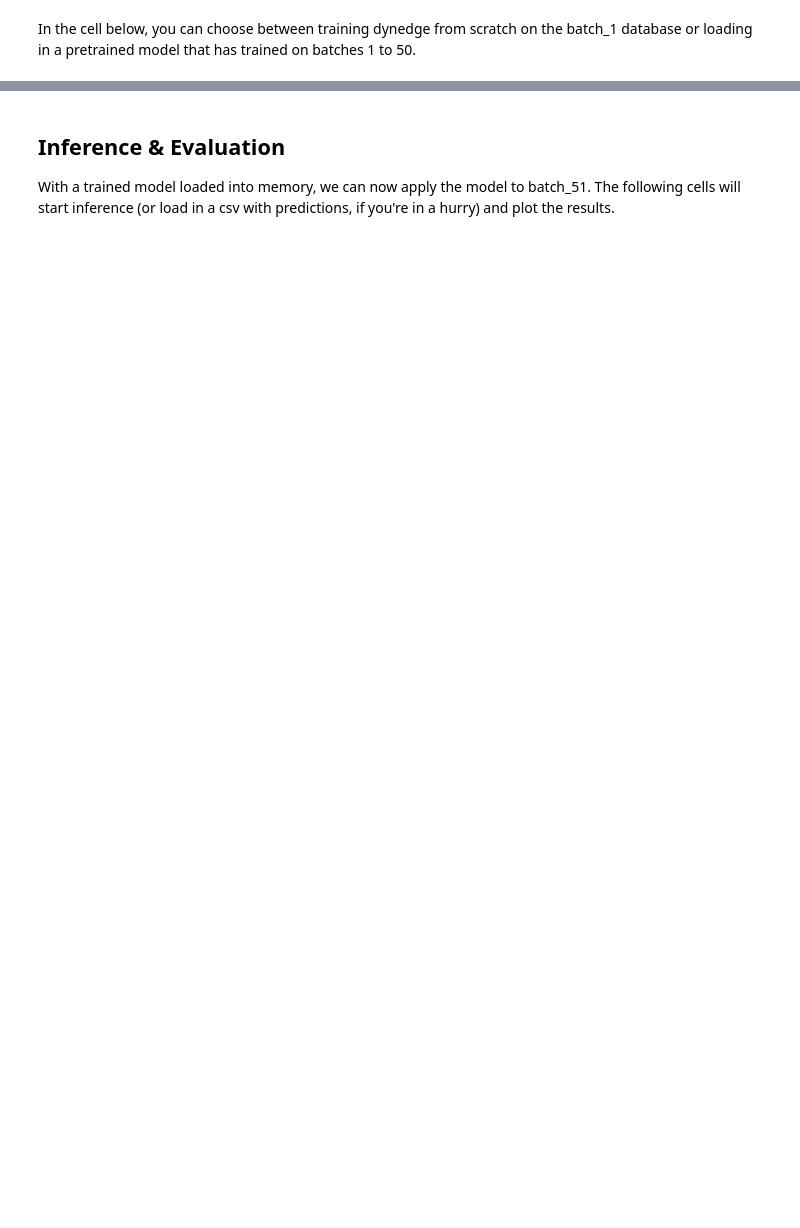
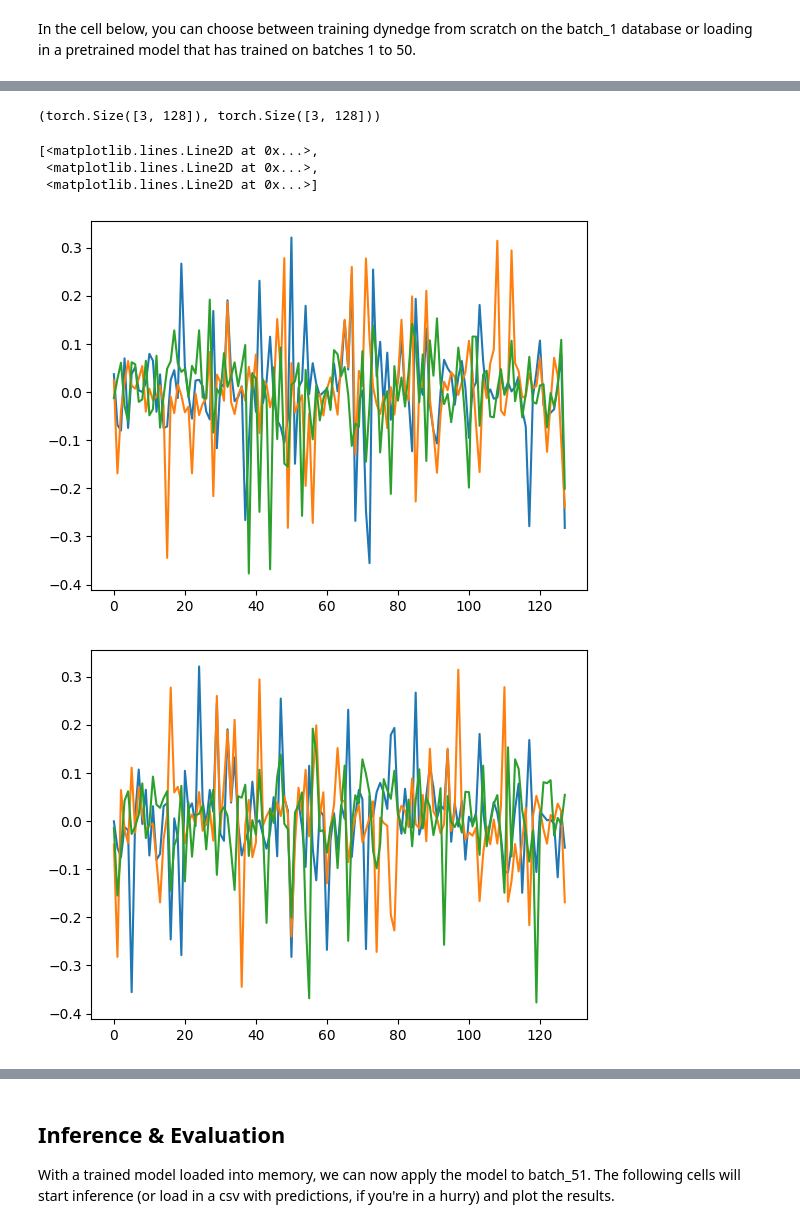
Before and after one commit to mkotyushev/icecube, a Jupyter notebook: graphnet-map.ipynb, the cells around one changed output, grey strips where cells are left out. Saved outputs shown, nothing was run; the diff lists cells and outputs as text; code cells hidden in the pictures; blank space fills up the shorter version.

```diff
--- a/graphnet-map.ipynb
+++ b/graphnet-map.ipynb
@@ -429,0 +445,38 @@ OrderedDict([('_gnn._conv_layers.0.nn.0.weight',
+# %%
+import torch
+
+models = [
+    model_small_seed_0.cuda(),
+    model_small_seed_1.cuda(),
+]
+layer_names = {
+    '_gnn._conv_layers.0.nn.0',
+    '_gnn._conv_layers.0.nn.2',
+    '_gnn._conv_layers.1.nn.0',
+    '_gnn._conv_layers.1.nn.2',
+    '_gnn._conv_layers.2.nn.0',
+    '_gnn._conv_layers.2.nn.2',
+    '_gnn._conv_layers.3.nn.0',
+    '_gnn._conv_layers.3.nn.2',
+    '_gnn._post_processing.0',
+    '_gnn._post_processing.2',
+    '_gnn._readout.0',
+    '_tasks.0._affine',
+}
+with torch.no_grad():
+    activations = compute_activations_across_models_v1(
+        args,
+        models,
+        train_dataloader,
+        args.act_num_samples,
+        mode=args.activation_mode,
+        layer_names=layer_names
+    )
+    _, model_small_mapped_state_dict, _ = get_acts_wassersteinized_layers_modularized(args, models, activations, train_loader=train_dataloader, test_loader=None)
+
+model_small_mapped_state_dict = {
+    k: v[:, 0] if 'bias' in k else v for k, v in model_small_mapped_state_dict.items()
+}
+
+model_small_mapped = deepcopy(model_small_seed_0)
+model_small_mapped.load_state_dict(model_small_mapped_state_dict)
@@ -434,0 +610,15 @@ model_large_mapped.load_state_dict(model_large_mapped_state_dict)
+# %%
+model_small_seed_0._tasks[0]._affine.weight.shape, \
+model_small_mapped._tasks[0]._affine.weight.shape
+# %% [output]
+(torch.Size([3, 128]), torch.Size([3, 128]))
+# %%
+plt.plot(model_small_seed_0._tasks[0]._affine.weight.detach().cpu().numpy().T)
+plt.figure()
+plt.plot(model_small_mapped._tasks[0]._affine.weight.detach().cpu().numpy().T)
+# %% [output]
+[<matplotlib.lines.Line2D at 0x...>,
+ <matplotlib.lines.Line2D at 0x...>,
+ <matplotlib.lines.Line2D at 0x...>]
+[figure, added]
+[figure, added]
```
Also changed, not shown: parts of 50 cells of this notebook.
